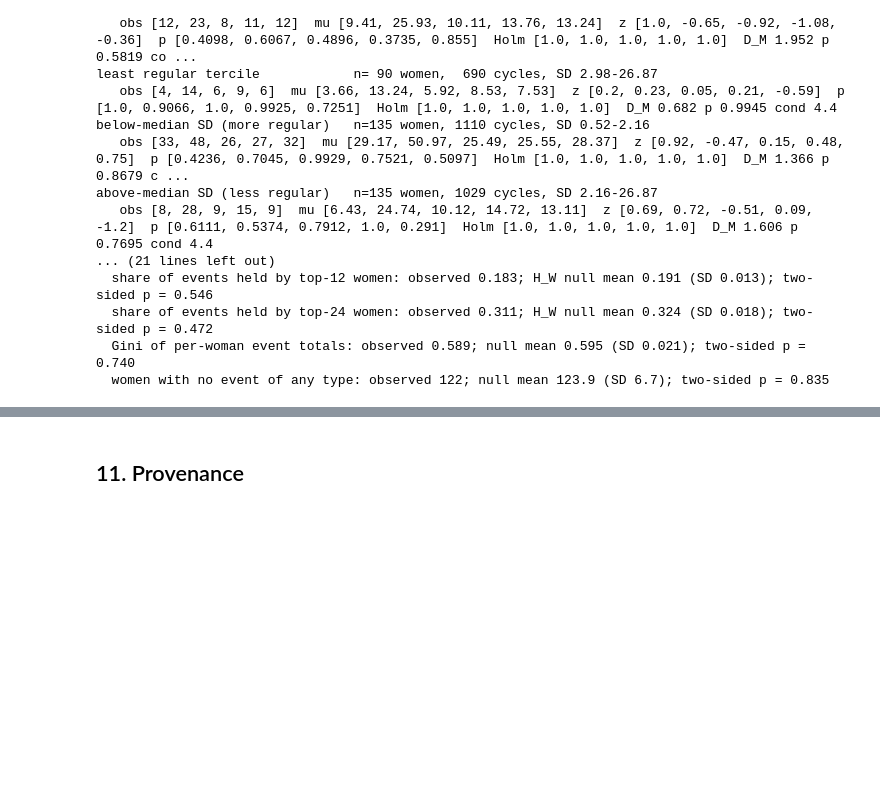
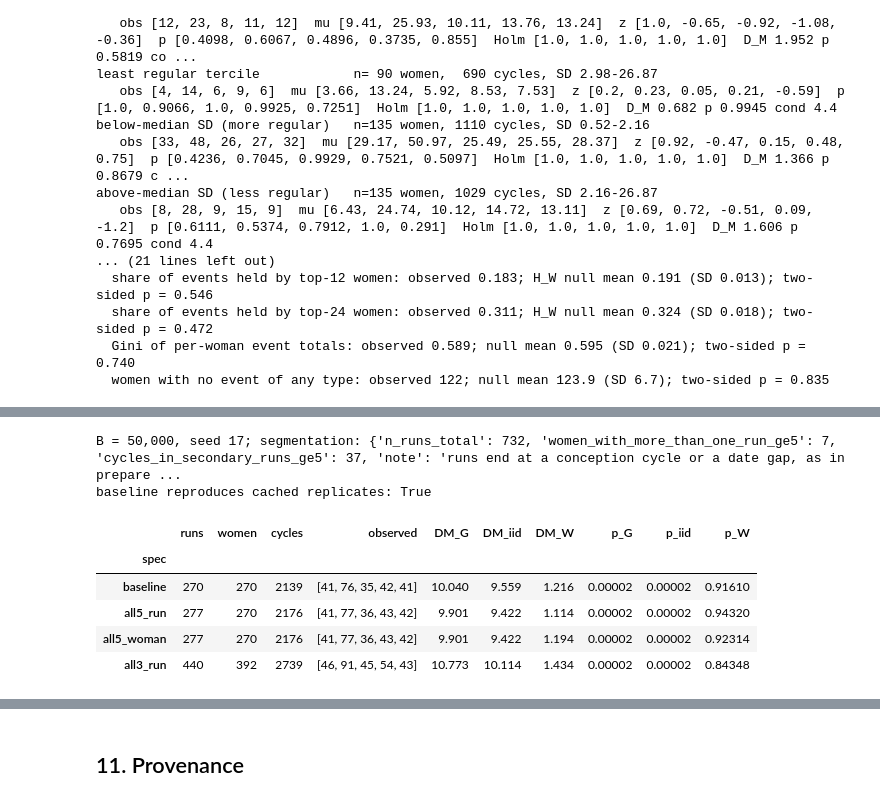
Before and after one commit to dvirross/VessetVectorTest, a Jupyter notebook: external_replication/notebooks/replication.ipynb, the cells around one changed output, grey strips where cells are left out. Saved outputs shown, nothing was run; the diff lists cells and outputs as text; code cells hidden in the pictures; blank space fills up the shorter version.

```diff
--- a/external_replication/notebooks/replication.ipynb
+++ b/external_replication/notebooks/replication.ipynb
@@ -416,0 +425,22 @@ above-median SD (less regular)   n=135 women, 1029 cycles, SD 2.16-26.87
+# %%
+RUN_SENSITIVITY = False
+if RUN_SENSITIVITY:
+    import all_runs_sensitivity; all_runs_sensitivity.main()
+ar = json.load(open(os.path.join(RES, 'all_runs_sensitivity.json')))
+print(f"B = {ar['B']:,}, seed {ar['seed']}; segmentation: {ar['segmentation']}")
+print('baseline reproduces cached replicates:', ar['baseline'].get('reproduces_cached_replicates'))
+rows = []
+for spec in ('baseline', 'all5_run', 'all5_woman', 'all3_run'):
+    r = ar[spec]
+    rows.append(dict(spec=spec, runs=r['n_runs'], women=r['n_women'], cycles=r['n_cycles'], observed=r['observed'],
+                     **{f'DM_{m}': r[m]['DM'] for m in ('G', 'iid', 'W')}, **{f'p_{m}': r[m]['p_DM'] for m in ('G', 'iid', 'W')}))
+display(pd.DataFrame(rows).set_index('spec'))
+# %% [output]
+B = 50,000, seed 17; segmentation: {'n_runs_total': 732, 'women_with_more_than_one_run_ge5': 7, 'cycles_in_secondary_runs_ge5': 37, 'note': 'runs end at a conception cycle or a date gap, as in prepare ...
+baseline reproduces cached replicates: True
+|  | runs | women | cycles | observed | DM_G | DM_iid | DM_W | p_G | p_iid | p_W |
+| spec |  |  |  |  |  |  |  |  |  |  |
+| baseline | 270 | 270 | 2139 | [41, 76, 35, 42, 41] | 10.040 | 9.559 | 1.216 | 0.00002 | 0.00002 | 0.91610 |
+| all5_run | 277 | 270 | 2176 | [41, 77, 36, 43, 42] | 9.901 | 9.422 | 1.114 | 0.00002 | 0.00002 | 0.94320 |
+| all5_woman | 277 | 270 | 2176 | [41, 77, 36, 43, 42] | 9.901 | 9.422 | 1.194 | 0.00002 | 0.00002 | 0.92314 |
+| all3_run | 440 | 392 | 2739 | [46, 91, 45, 54, 43] | 10.773 | 10.114 | 1.434 | 0.00002 | 0.00002 | 0.84348 |
```
Also changed, not shown: parts of 6 cells of this notebook, 4 other files.
